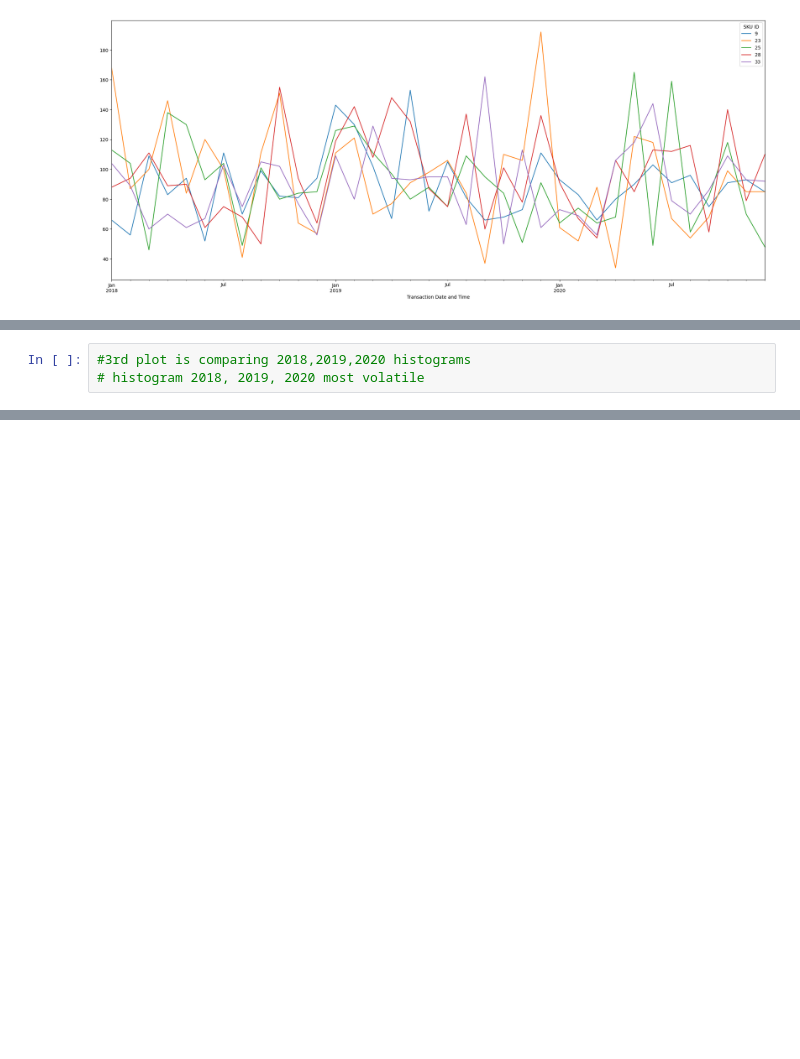
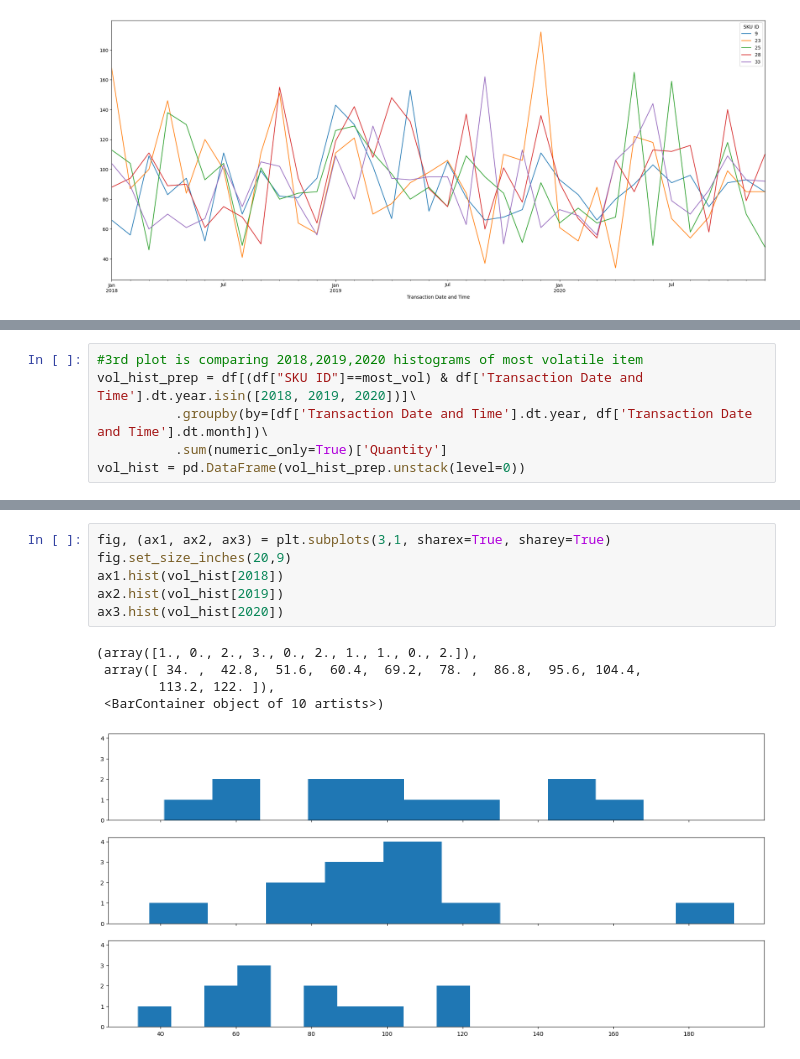
Before and after one commit to Nasibul/e-commerce, a Jupyter notebook: Analysis.ipynb, the cells around one changed output, grey strips where cells are left out. Cells and saved outputs as stored; diff of their text form; blank space fills up the shorter version.

```diff
--- a/Untitled.ipynb
+++ b/Analysis.ipynb
@@ -77,3 +111,6 @@ window.groupby('SKU ID').resample('W', on='Transaction Date and Time').std(numer
 # %%
-#3rd plot is comparing 2018,2019,2020 histograms
-# histogram 2018, 2019, 2020 most volatile
+#3rd plot is comparing 2018,2019,2020 histograms of most volatile item
+vol_hist_prep = df[(df["SKU ID"]==most_vol) & df['Transaction Date and Time'].dt.year.isin([2018, 2019, 2020])]\
+          .groupby(by=[df['Transaction Date and Time'].dt.year, df['Transaction Date and Time'].dt.month])\
+          .sum(numeric_only=True)['Quantity']
+vol_hist = pd.DataFrame(vol_hist_prep.unstack(level=0))
@@ -80,2 +149,14 @@ window.groupby('SKU ID').resample('W', on='Transaction Date and Time').std(numer
+# %%
+fig, (ax1, ax2, ax3) = plt.subplots(3,1, sharex=True, sharey=True)
+fig.set_size_inches(20,9)
+ax1.hist(vol_hist[2018])
+ax2.hist(vol_hist[2019])
+ax3.hist(vol_hist[2020])
+# %% [output]
+(array([1., 0., 2., 3., 0., 2., 1., 1., 0., 2.]),
+ array([ 34. ,  42.8,  51.6,  60.4,  69.2,  78. ,  86.8,  95.6, 104.4,
+        113.2, 122. ]),
+ <BarContainer object of 10 artists>)
+[figure, added]
 # %%
 # 3 new raw data features: discount, weight, volume
```
Also changed, not shown: parts of 14 cells of this notebook, 1 other file.
